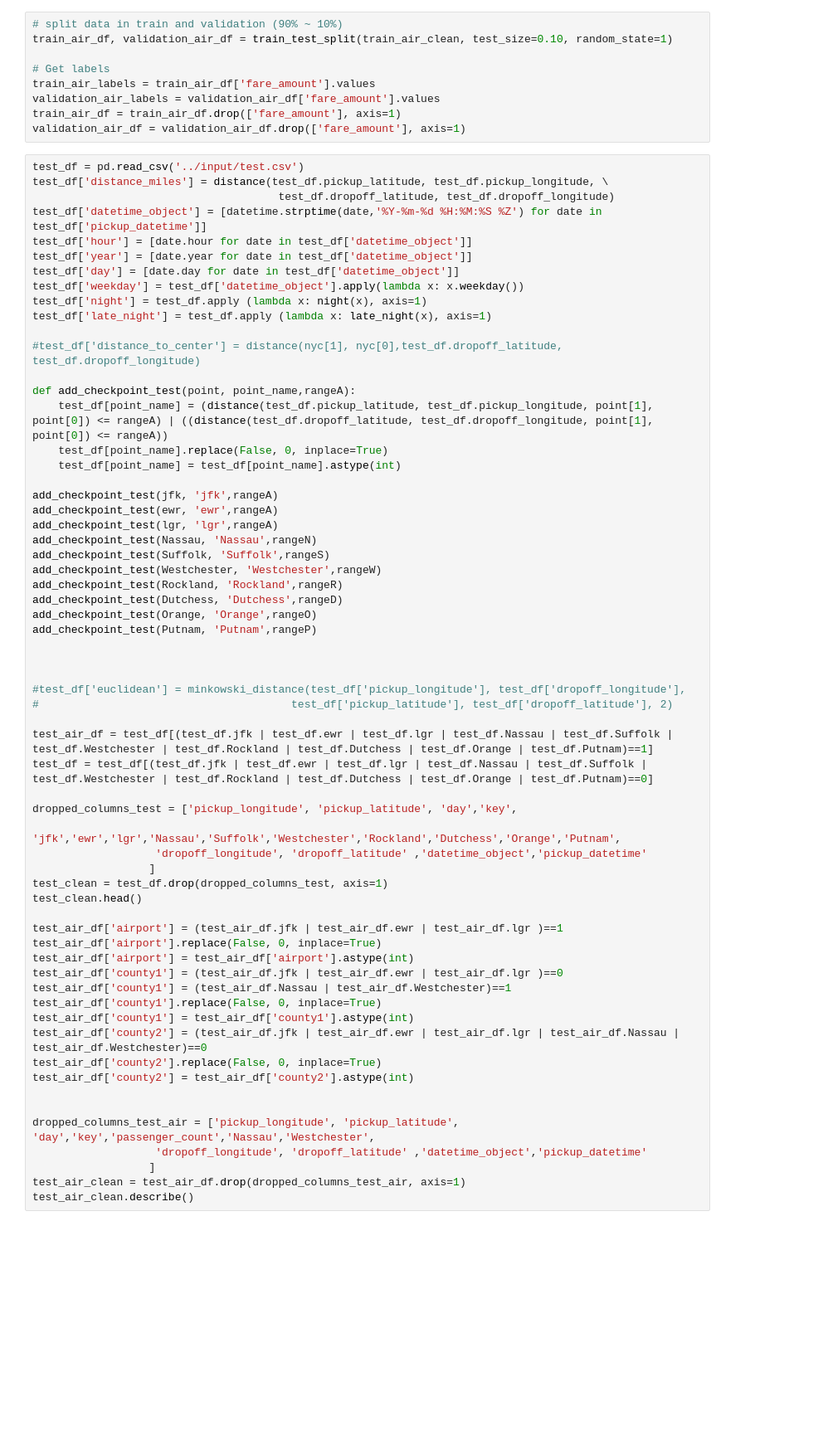
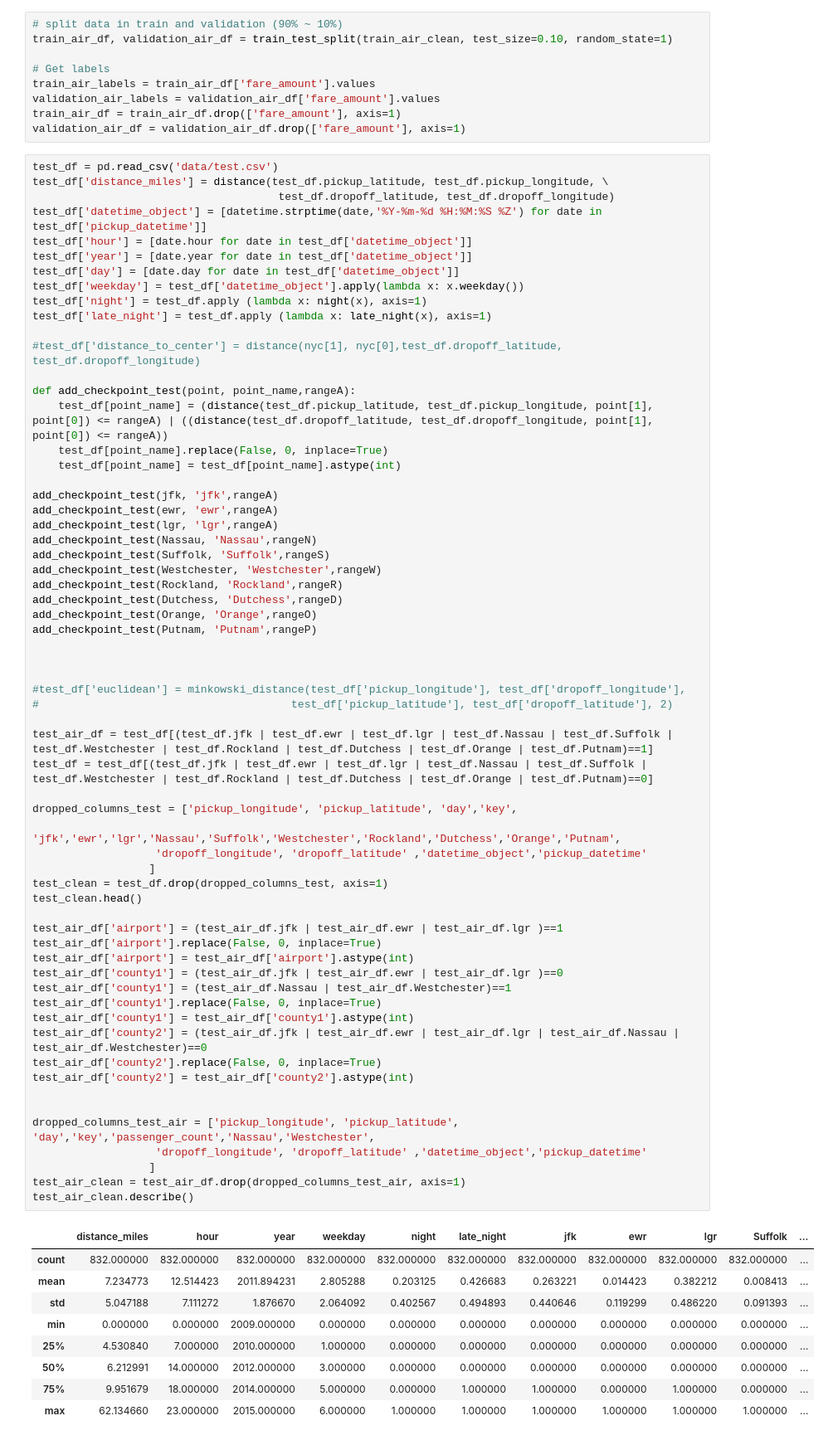
Before and after one commit to rishabh254/kaggle-new-york-city-taxi-fare-prediction, a Jupyter notebook: main.ipynb, the cells around one changed output. Shown at 83% size. Drawn from its saved outputs; the diff is of its cells as text; blank space fills up the shorter version.

```diff
--- a/main.ipynb
+++ b/main.ipynb
@@ -193,7 +246,7 @@ validation_air_labels = validation_air_df['fare_amount'].values
 train_air_df = train_air_df.drop(['fare_amount'], axis=1)
 validation_air_df = validation_air_df.drop(['fare_amount'], axis=1)
 # %%
-test_df = pd.read_csv('../input/test.csv')
+test_df = pd.read_csv('data/test.csv')
 test_df['distance_miles'] = distance(test_df.pickup_latitude, test_df.pickup_longitude, \
                                       test_df.dropoff_latitude, test_df.dropoff_longitude)
 test_df['datetime_object'] = [datetime.strptime(date,'%Y-%m-%d %H:%M:%S %Z') for date in test_df['pickup_datetime']]
@@ -227,30 +280,40 @@ add_checkpoint_test(Putnam, 'Putnam',rangeP)
 #test_df['euclidean'] = minkowski_distance(test_df['pickup_longitude'], test_df['dropoff_longitude'],
 #                                       test_df['pickup_latitude'], test_df['dropoff_latitude'], 2)
 
 test_air_df = test_df[(test_df.jfk | test_df.ewr | test_df.lgr | test_df.Nassau | test_df.Suffolk | test_df.Westchester | test_df.Rockland | test_df.Dutchess | test_df.Orange | test_df.Putnam)==1]
 test_df = test_df[(test_df.jfk | test_df.ewr | test_df.lgr | test_df.Nassau | test_df.Suffolk | test_df.Westchester | test_df.Rockland | test_df.Dutchess | test_df.Orange | test_df.Putnam)==0]
 
 dropped_columns_test = ['pickup_longitude', 'pickup_latitude', 'day','key',
                         'jfk','ewr','lgr','Nassau','Suffolk','Westchester','Rockland','Dutchess','Orange','Putnam',
                    'dropoff_longitude', 'dropoff_latitude' ,'datetime_object','pickup_datetime'
                   ]
 test_clean = test_df.drop(dropped_columns_test, axis=1)
 test_clean.head()
 
 test_air_df['airport'] = (test_air_df.jfk | test_air_df.ewr | test_air_df.lgr )==1
 test_air_df['airport'].replace(False, 0, inplace=True)
 test_air_df['airport'] = test_air_df['airport'].astype(int)
 test_air_df['county1'] = (test_air_df.jfk | test_air_df.ewr | test_air_df.lgr )==0
 test_air_df['county1'] = (test_air_df.Nassau | test_air_df.Westchester)==1
 test_air_df['county1'].replace(False, 0, inplace=True)
 test_air_df['county1'] = test_air_df['county1'].astype(int)
 test_air_df['county2'] = (test_air_df.jfk | test_air_df.ewr | test_air_df.lgr | test_air_df.Nassau | test_air_df.Westchester)==0
 test_air_df['county2'].replace(False, 0, inplace=True)
 test_air_df['county2'] = test_air_df['county2'].astype(int)
 
 
 dropped_columns_test_air = ['pickup_longitude', 'pickup_latitude', 'day','key','passenger_count','Nassau','Westchester',
                    'dropoff_longitude', 'dropoff_latitude' ,'datetime_object','pickup_datetime'
                   ]
 test_air_clean = test_air_df.drop(dropped_columns_test_air, axis=1)
 test_air_clean.describe()
+# %% [output]
+|  | distance_miles | hour | year | weekday | night | late_night | jfk | ewr | lgr | Suffolk | ... |
+| count | 832.000000 | 832.000000 | 832.000000 | 832.000000 | 832.000000 | 832.000000 | 832.000000 | 832.000000 | 832.000000 | 832.000000 | ... |
+| mean | 7.234773 | 12.514423 | 2011.894231 | 2.805288 | 0.203125 | 0.426683 | 0.263221 | 0.014423 | 0.382212 | 0.008413 | ... |
+| std | 5.047188 | 7.111272 | 1.876670 | 2.064092 | 0.402567 | 0.494893 | 0.440646 | 0.119299 | 0.486220 | 0.091393 | ... |
+| min | 0.000000 | 0.000000 | 2009.000000 | 0.000000 | 0.000000 | 0.000000 | 0.000000 | 0.000000 | 0.000000 | 0.000000 | ... |
+| 25% | 4.530840 | 7.000000 | 2010.000000 | 1.000000 | 0.000000 | 0.000000 | 0.000000 | 0.000000 | 0.000000 | 0.000000 | ... |
+| 50% | 6.212991 | 14.000000 | 2012.000000 | 3.000000 | 0.000000 | 0.000000 | 0.000000 | 0.000000 | 0.000000 | 0.000000 | ... |
+| 75% | 9.951679 | 18.000000 | 2014.000000 | 5.000000 | 0.000000 | 1.000000 | 1.000000 | 0.000000 | 1.000000 | 0.000000 | ... |
+| max | 62.134660 | 23.000000 | 2015.000000 | 6.000000 | 1.000000 | 1.000000 | 1.000000 | 1.000000 | 1.000000 | 1.000000 | ... |
```
Also changed, not shown: parts of 10 cells of this notebook, 6 other files.
